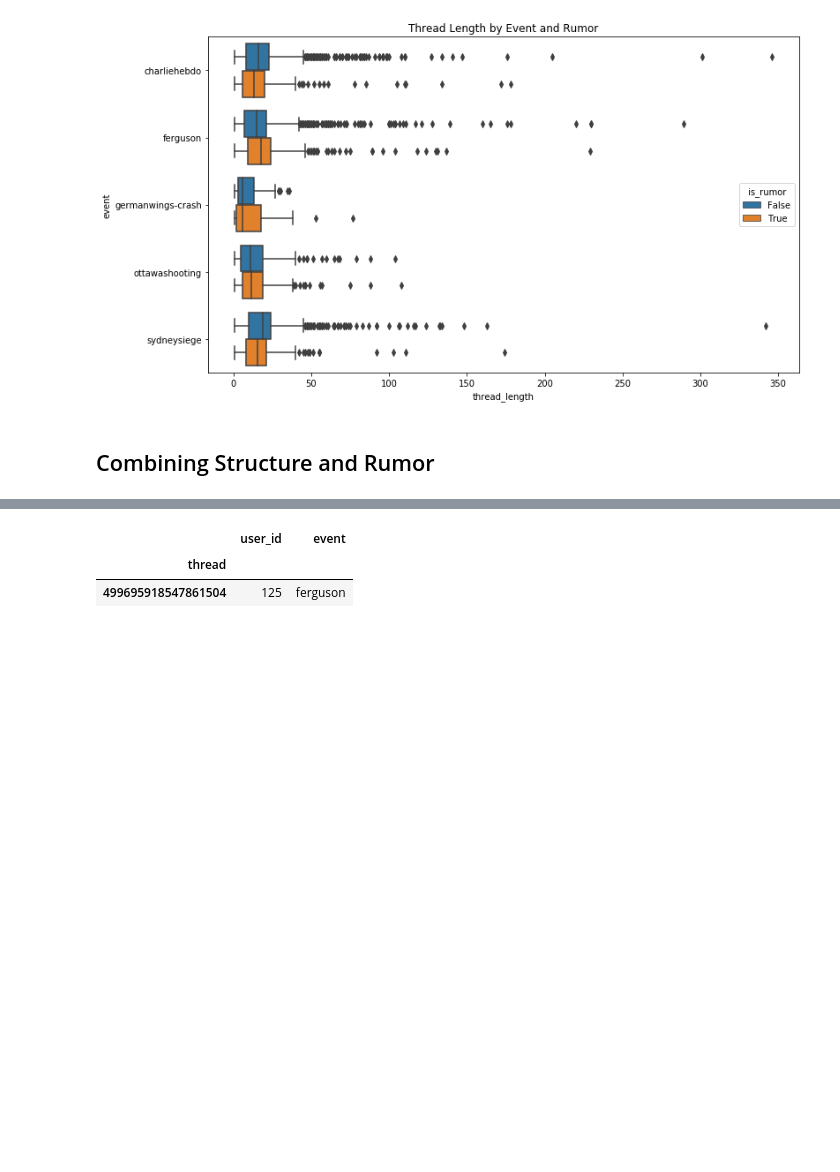
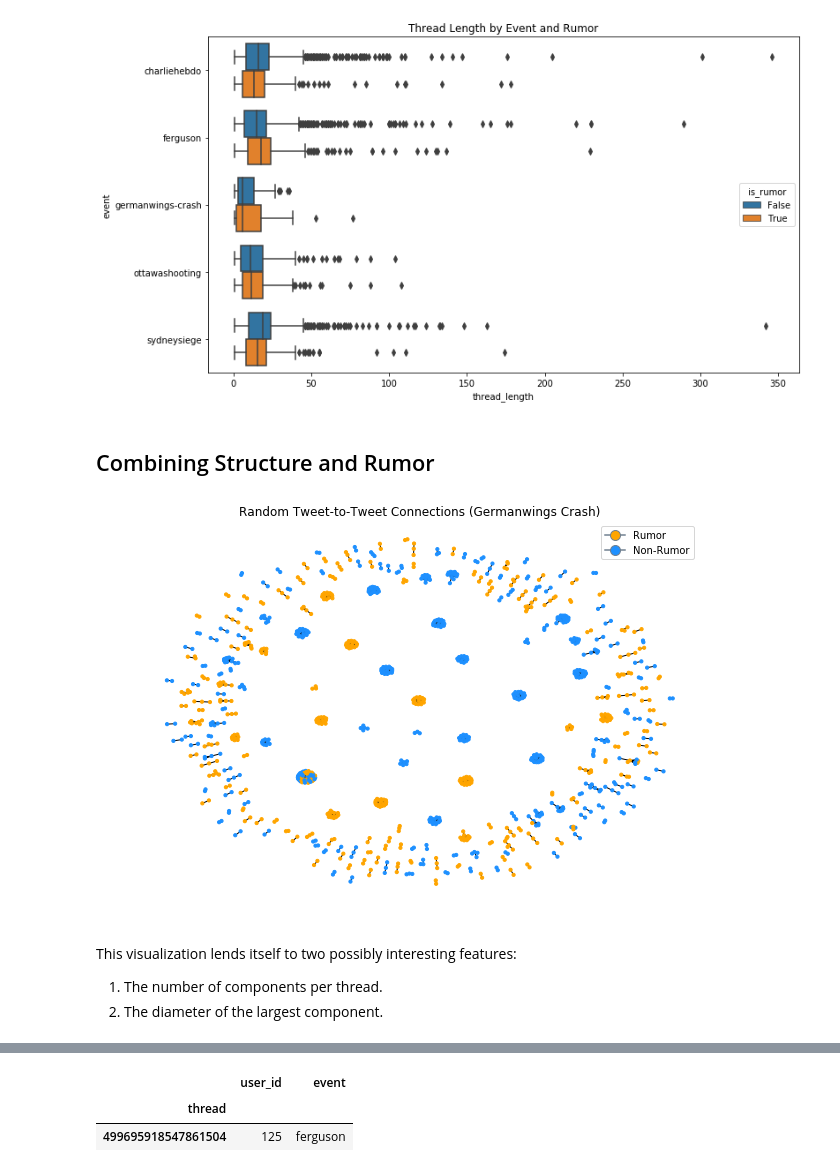
Before and after one commit to steve-kasica/pheme-rnr-knowledge-discovery, a Jupyter notebook: exploratory_data_analysis.ipynb, the cells around one changed output, grey strips where cells are left out. Cells and saved outputs as stored; diff of their text form; code cells hidden in the pictures; blank space fills up the shorter version.

```diff
--- a/exploratory_data_analysis.ipynb
+++ b/exploratory_data_analysis.ipynb
@@ -237,3 +249,43 @@ def graph_connections(edgelist, title):
 
     ax.legend(handles=legend_elements)
     plt.show()
+# %%
+def graph_tweet_connections(edgelist, title):
+    colorPal = {"rumor": "orange", "nonrumor": "dodgerblue"}
+    G = nx.from_pandas_edgelist(edgelist, "tweet_id", "in_reply_tweet")
+    pos = nx.layout.spring_layout(G)
+
+    rumor_to_color = lambda rumor : colorPal['rumor'] if rumor == True else colorPal['nonrumor']
+    node_colors = [rumor_to_color(val) for val in edgelist['is_rumor']]
+    plt.figure(figsize=(10,7))
+
+    nodes = nx.draw_networkx_nodes(G, pos,
+                               node_color=node_colors,
+                               node_size=10)
+
+    edges = nx.draw_networkx_edges(G, pos,
+                                arrowsize=30,
+                                width=1)
+
+    ax = plt.gca()
+    ax.set_axis_off()
+    ax.set_title(title)
+
+    legend_elements = [
+        Line2D([0],[0], marker='o', markerfacecolor=colorPal['rumor'], label="Rumor", color='slategray', markersize=10),
+        Line2D([0],[0], marker='o', markerfacecolor=colorPal['nonrumor'], label="Non-Rumor", color='slategray', markersize=10)
+    ]
+
+    ax.legend(handles=legend_elements)
+    plt.show()
+# %%
+random_threads = list(tweets[tweets.event == "germanwings-crash"][["thread"]].sample(50, random_state=2).thread)
+random_connections = tweets[tweets.thread.isin(random_threads)]
+graph_tweet_connections(random_connections, "Random Tweet-to-Tweet Connections (Germanwings Crash)")
+# %% [output]
+[figure, added]
+# %% [markdown]
+This visualization lends itself to two possibly interesting features:
+
+1. The number of components per thread.
+2. The diameter of the largest component.
```
Also changed, not shown: parts of 8 cells of this notebook, 1 other file.
